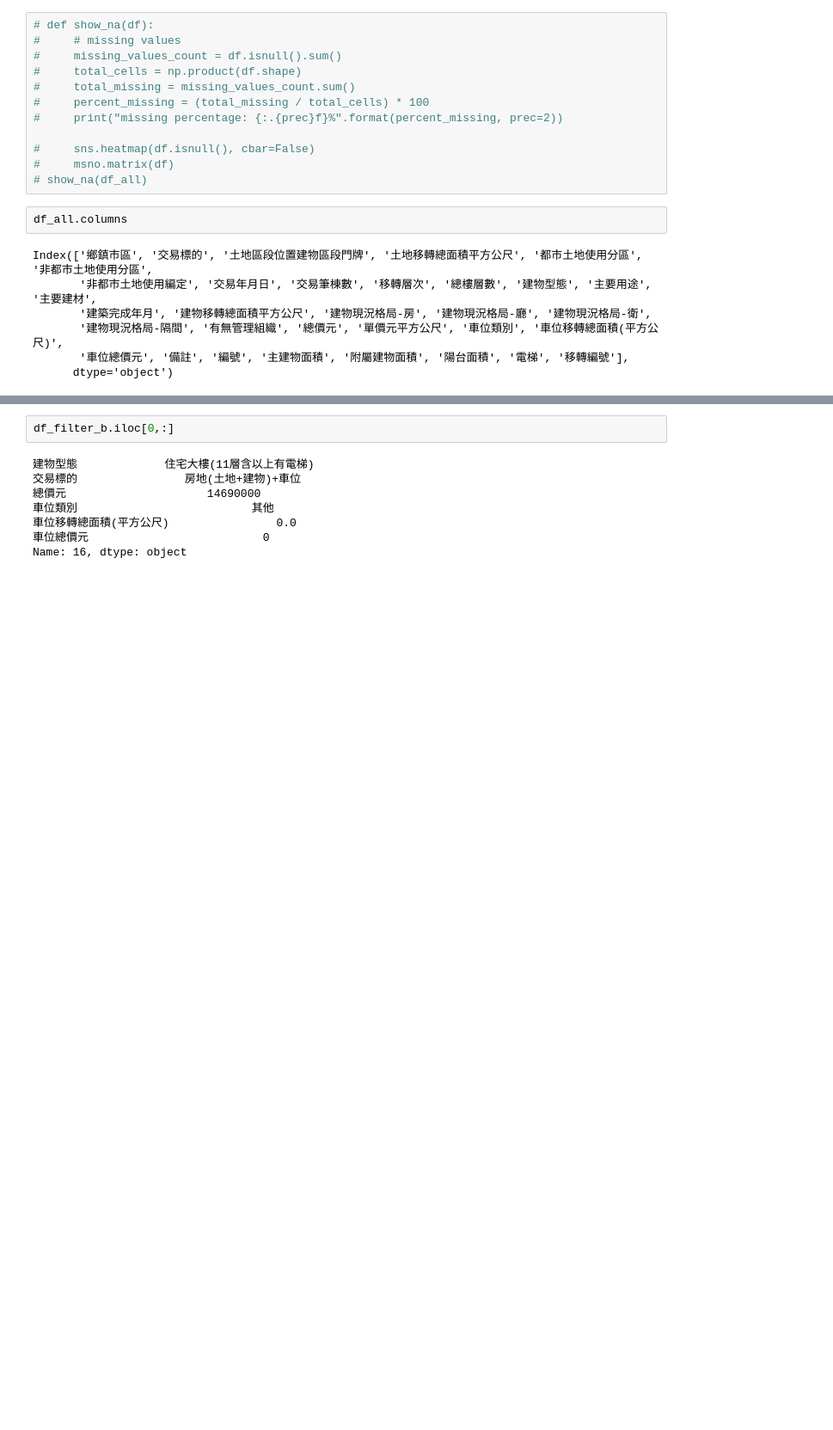
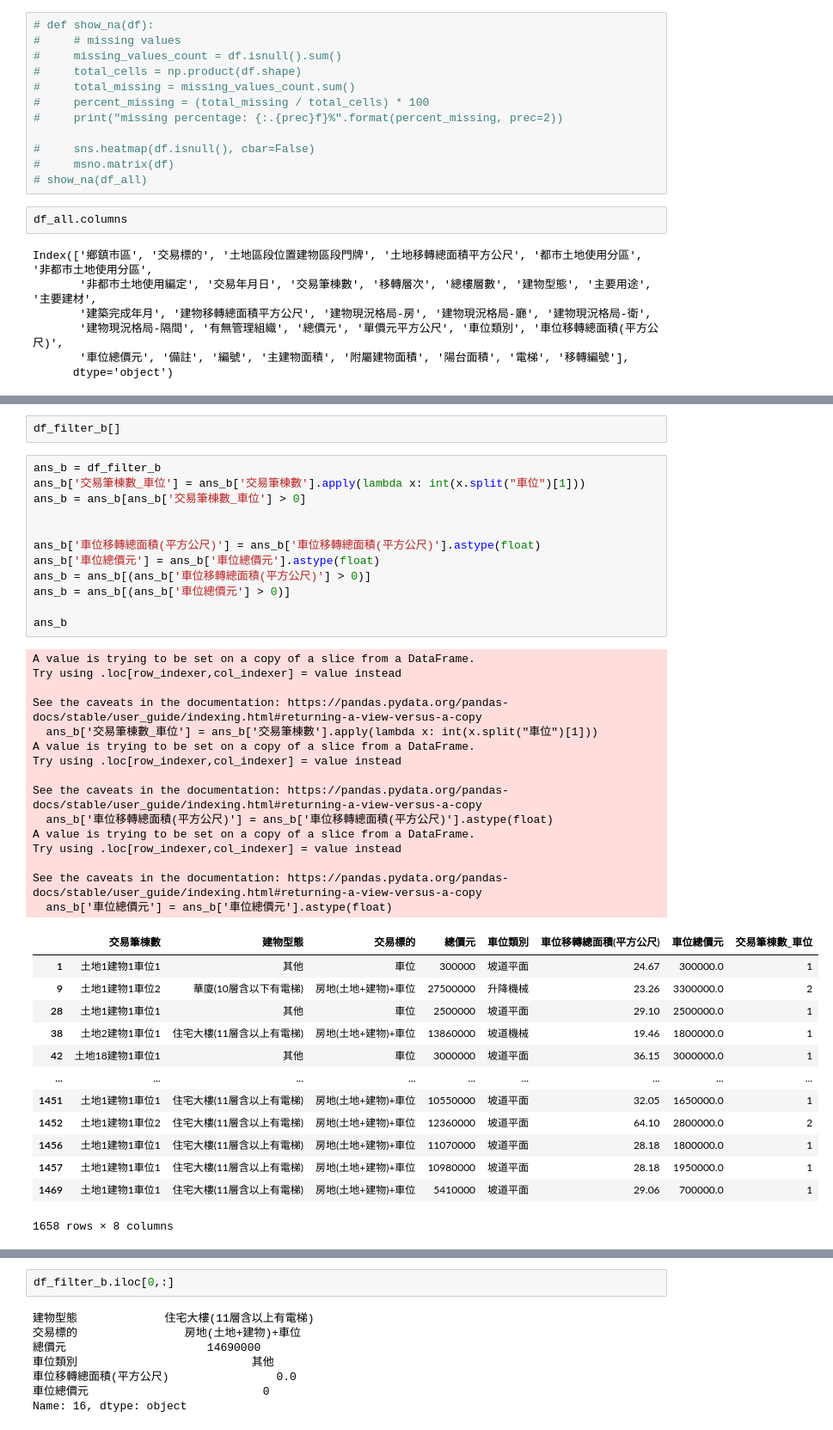
Before and after one commit to jshuang0520/demo_591_crawling, a Jupyter notebook: notebooks/pandas_manipulation.ipynb, the cells around one changed output, grey strips where cells are left out. Shown at 86% size. Saved outputs shown, nothing was run; the diff lists cells and outputs as text; blank space fills up the shorter version.

```diff
--- a/notebooks/pandas_manipulation.ipynb
+++ b/notebooks/pandas_manipulation.ipynb
@@ -338,0 +360,43 @@ df_filter_b
+# %%
+df_filter_b[]
+# %%
+ans_b = df_filter_b
+ans_b['交易筆棟數_車位'] = ans_b['交易筆棟數'].apply(lambda x: int(x.split("車位")[1]))
+ans_b = ans_b[ans_b['交易筆棟數_車位'] > 0]
+
+
+ans_b['車位移轉總面積(平方公尺)'] = ans_b['車位移轉總面積(平方公尺)'].astype(float)
+ans_b['車位總價元'] = ans_b['車位總價元'].astype(float)
+ans_b = ans_b[(ans_b['車位移轉總面積(平方公尺)'] > 0)]
+ans_b = ans_b[(ans_b['車位總價元'] > 0)]
+
+ans_b
+# %% [output]
+A value is trying to be set on a copy of a slice from a DataFrame.
+Try using .loc[row_indexer,col_indexer] = value instead
+
+See the caveats in the documentation: https://pandas.pydata.org/pandas-docs/stable/user_guide/indexing.html#returning-a-view-versus-a-copy
+  ans_b['交易筆棟數_車位'] = ans_b['交易筆棟數'].apply(lambda x: int(x.split("車位")[1]))
+A value is trying to be set on a copy of a slice from a DataFrame.
+Try using .loc[row_indexer,col_indexer] = value instead
+
+See the caveats in the documentation: https://pandas.pydata.org/pandas-docs/stable/user_guide/indexing.html#returning-a-view-versus-a-copy
+  ans_b['車位移轉總面積(平方公尺)'] = ans_b['車位移轉總面積(平方公尺)'].astype(float)
+A value is trying to be set on a copy of a slice from a DataFrame.
+Try using .loc[row_indexer,col_indexer] = value instead
+
+See the caveats in the documentation: https://pandas.pydata.org/pandas-docs/stable/user_guide/indexing.html#returning-a-view-versus-a-copy
+  ans_b['車位總價元'] = ans_b['車位總價元'].astype(float)
+|  | 交易筆棟數 | 建物型態 | 交易標的 | 總價元 | 車位類別 | 車位移轉總面積(平方公尺) | 車位總價元 | 交易筆棟數_車位 |
+| 1 | 土地1建物1車位1 | 其他 | 車位 | 300000 | 坡道平面 | 24.67 | 300000.0 | 1 |
+| 9 | 土地1建物1車位2 | 華廈(10層含以下有電梯) | 房地(土地+建物)+車位 | 27500000 | 升降機械 | 23.26 | 3300000.0 | 2 |
+| 28 | 土地1建物1車位1 | 其他 | 車位 | 2500000 | 坡道平面 | 29.10 | 2500000.0 | 1 |
+| 38 | 土地2建物1車位1 | 住宅大樓(11層含以上有電梯) | 房地(土地+建物)+車位 | 13860000 | 坡道機械 | 19.46 | 1800000.0 | 1 |
+| 42 | 土地18建物1車位1 | 其他 | 車位 | 3000000 | 坡道平面 | 36.15 | 3000000.0 | 1 |
+| ... | ... | ... | ... | ... | ... | ... | ... | ... |
+| 1451 | 土地1建物1車位1 | 住宅大樓(11層含以上有電梯) | 房地(土地+建物)+車位 | 10550000 | 坡道平面 | 32.05 | 1650000.0 | 1 |
+| 1452 | 土地1建物1車位2 | 住宅大樓(11層含以上有電梯) | 房地(土地+建物)+車位 | 12360000 | 坡道平面 | 64.10 | 2800000.0 | 2 |
+| 1456 | 土地1建物1車位1 | 住宅大樓(11層含以上有電梯) | 房地(土地+建物)+車位 | 11070000 | 坡道平面 | 28.18 | 1800000.0 | 1 |
+| 1457 | 土地1建物1車位1 | 住宅大樓(11層含以上有電梯) | 房地(土地+建物)+車位 | 10980000 | 坡道平面 | 28.18 | 1950000.0 | 1 |
+| 1469 | 土地1建物1車位1 | 住宅大樓(11層含以上有電梯) | 房地(土地+建物)+車位 | 5410000 | 坡道平面 | 29.06 | 700000.0 | 1 |
+1658 rows × 8 columns
```
Also changed, not shown: parts of 11 cells of this notebook, 2 other files.
